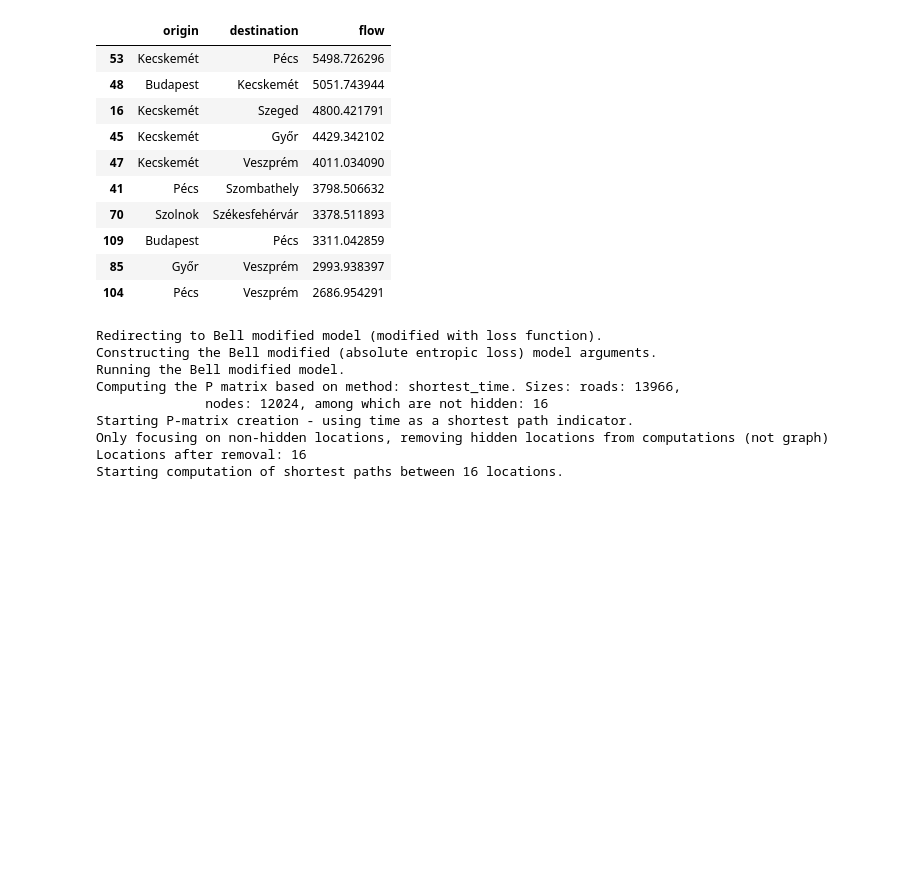
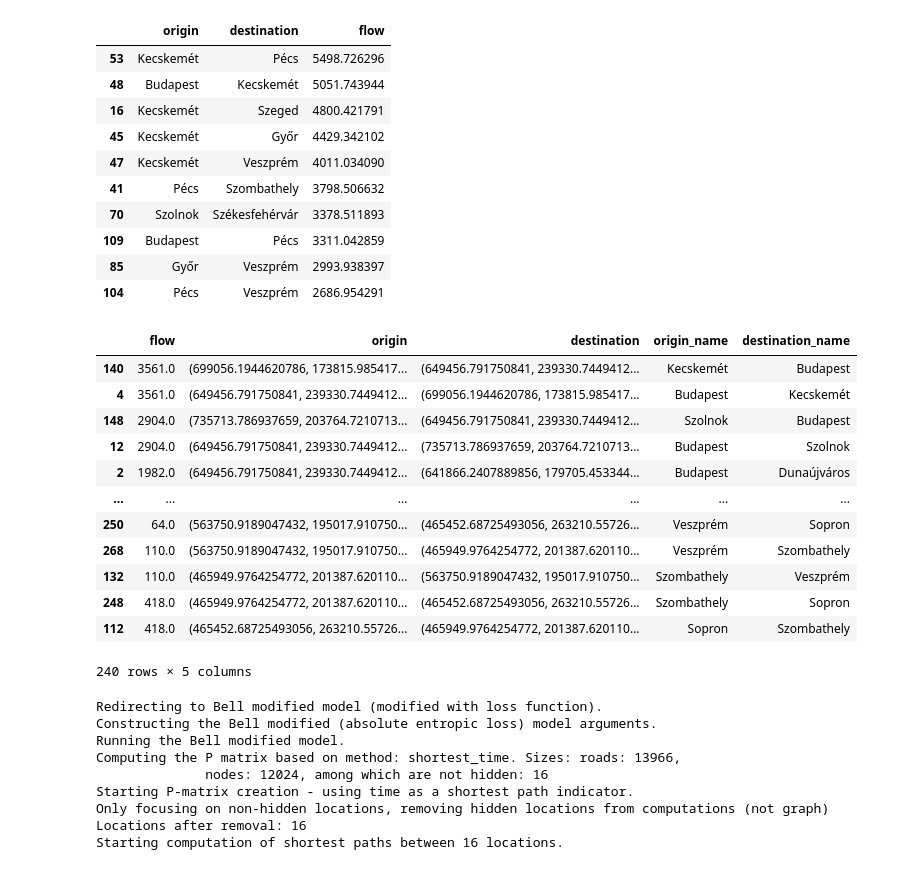
Before and after one commit to me9hanics/origin-destination-matrix-from-traffic, a Jupyter notebook: models.ipynb, the cells around one changed output. Drawn from its saved outputs; the diff is of its cells as text; code cells hidden in the pictures; blank space fills up the shorter version.

```diff
--- a/models.ipynb
+++ b/models.ipynb
@@ -230,6 +230,26 @@ odm_df.sort_values(by='flow', ascending=False)[:10]
 | 109 | Budapest | Pécs | 3311.042859 |
 | 85 | Győr | Veszprém | 2993.938397 |
 | 104 | Pécs | Veszprém | 2686.954291 |
+# %%
+ksh_flows_16_nondiagonal['origin_name'] = ksh_flows_16_nondiagonal['origin']
+ksh_flows_16_nondiagonal['destination_name'] = ksh_flows_16_nondiagonal['destination']
+ksh_flows_16_nondiagonal['origin'] = ksh_flows_16_nondiagonal['origin'].map(mapping)
+ksh_flows_16_nondiagonal['destination'] = ksh_flows_16_nondiagonal['destination'].map(mapping)
+ksh_flows_16_nondiagonal
+# %% [output]
+|  | flow | origin | destination | origin_name | destination_name |
+| 140 | 3561.0 | (699056.1944620786, 173815.985417... | (649456.791750841, 239330.7449412... | Kecskemét | Budapest |
+| 4 | 3561.0 | (649456.791750841, 239330.7449412... | (699056.1944620786, 173815.985417... | Budapest | Kecskemét |
+| 148 | 2904.0 | (735713.786937659, 203764.7210713... | (649456.791750841, 239330.7449412... | Szolnok | Budapest |
+| 12 | 2904.0 | (649456.791750841, 239330.7449412... | (735713.786937659, 203764.7210713... | Budapest | Szolnok |
+| 2 | 1982.0 | (649456.791750841, 239330.7449412... | (641866.2407889856, 179705.453344... | Budapest | Dunaújváros |
+| ... | ... | ... | ... | ... | ... |
+| 250 | 64.0 | (563750.9189047432, 195017.910750... | (465452.68725493056, 263210.55726... | Veszprém | Sopron |
+| 268 | 110.0 | (563750.9189047432, 195017.910750... | (465949.9764254772, 201387.620110... | Veszprém | Szombathely |
+| 132 | 110.0 | (465949.9764254772, 201387.620110... | (563750.9189047432, 195017.910750... | Szombathely | Veszprém |
+| 248 | 418.0 | (465949.9764254772, 201387.620110... | (465452.68725493056, 263210.55726... | Szombathely | Sopron |
+| 112 | 418.0 | (465452.68725493056, 263210.55726... | (465949.9764254772, 201387.620110... | Sopron | Szombathely |
+240 rows × 5 columns
 # %%
 #extra_paths = helper_functions.create_paths_dict([['Budapest', 'div_point_Miskolc_Debrecen', 'div_point_Debrecen_Nyíregyháza', 'Debrecen']])
 #hidden_locs = ['div_point_Miskolc_Debrecen', 'div_point_Debrecen_Nyíregyháza', 'div_point_Sopron_Szombathely']
```
Also changed, not shown: parts of 9 cells of this notebook.
